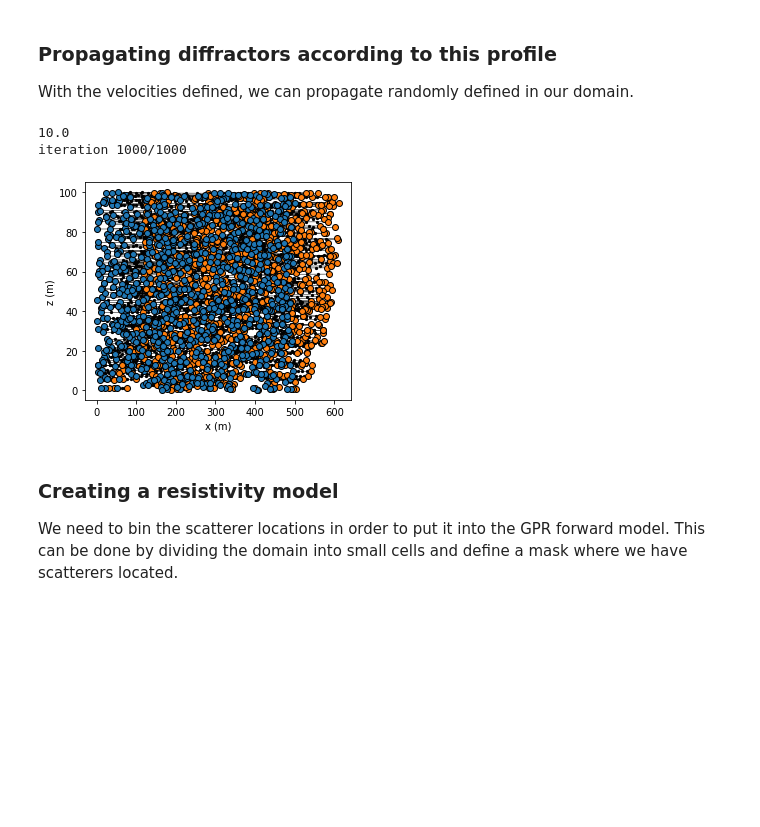
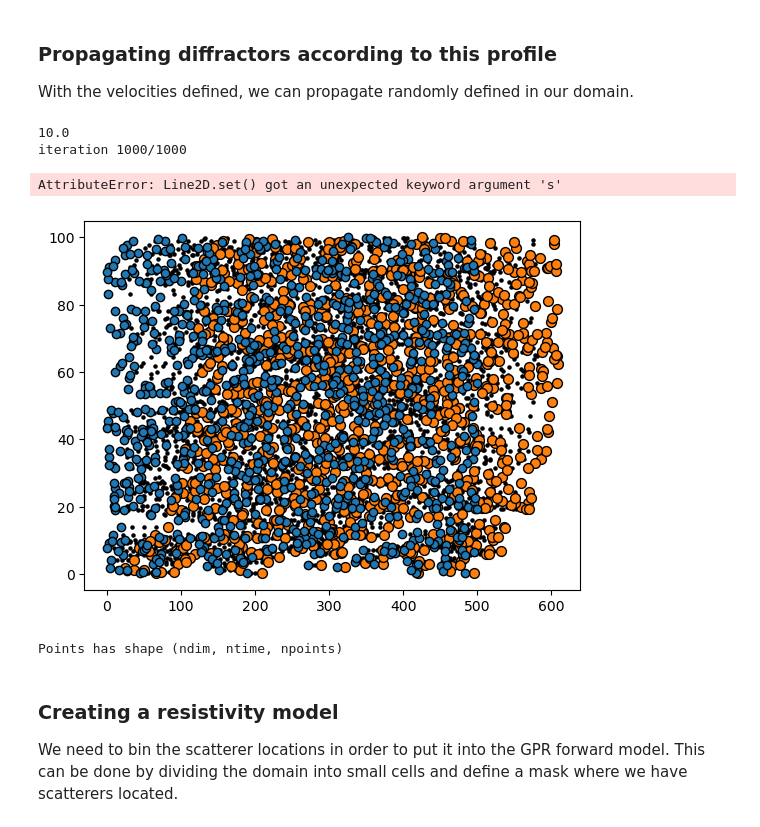
Before and after one commit to aleximorin/lcc, a Jupyter notebook: Propagating diffractors.ipynb, the cells around one changed output. Cells and saved outputs as stored; diff of their text form; code cells hidden in the pictures; blank space fills up the shorter version.

```diff
--- a/Propagating diffractors.ipynb
+++ b/Propagating diffractors.ipynb
@@ -160,36 +166,45 @@ z0 = np.random.uniform(0, H, int(npar))
 x1 = np.zeros((nsteps, int(npar)))
 z1 = np.zeros((nsteps, int(npar)))
 
 x1[0] = x0
 z1[0] = z0
 
 for i in range(nsteps - 1):
 
     print(f'\riteration {i+1}/{nsteps - 1}', end='')
 
     dx = f_x(x1[i], z1[i], grid=False)*dt
     dz = f_z(x1[i], z1[i], grid=False)*dt
     x1[i + 1] = x1[i] + dx
     z1[i + 1] = z1[i] + dz
 
 # we can plot the particles, it's very laggy when theres a lot of particles to track
 plt.scatter(x0, z0, zorder=2, ec='k')
 for i, t in enumerate(np.linspace(0, nsteps - 1, 5).astype(int)):
     plt.scatter(x1[t], z1[t], c='k', s=5)
 
-plt.scatter(x1[-1], z1[-1], zorder=1, ec='k')
-plt.plot(x1, z1, zorder=0, c='k', lw=0.5)
+plt.scatter(x1[-1], z1[-1], zorder=1, ec='k', s=50)
+plt.plot(x1, z1, zorder=0, c='k', lw=0.5, s=10)
 
 plt.gca().set_aspect(5)
 
 plt.xlabel('x (m)')
 plt.ylabel('z (m)')
 
 print()
 # %% [output]
 10.0
 iteration 1000/1000
+AttributeError: Line2D.set() got an unexpected keyword argument 's'
-[figure, old version]
+[figure, new version]
+# %%
+points = np.stack((x1, 100 - z1))
+print(f'Points has shape (ndim, ntime, npoints)')
+points.shape
+plt.scatter(*points[:, -1])
+plt.gca().invert_yaxis()
+# %% [output]
+Points has shape (ndim, ntime, npoints)
 # %% [markdown]
 ### Creating a resistivity model
 
```
Also changed, not shown: parts of 9 cells of this notebook, 7 other files.
